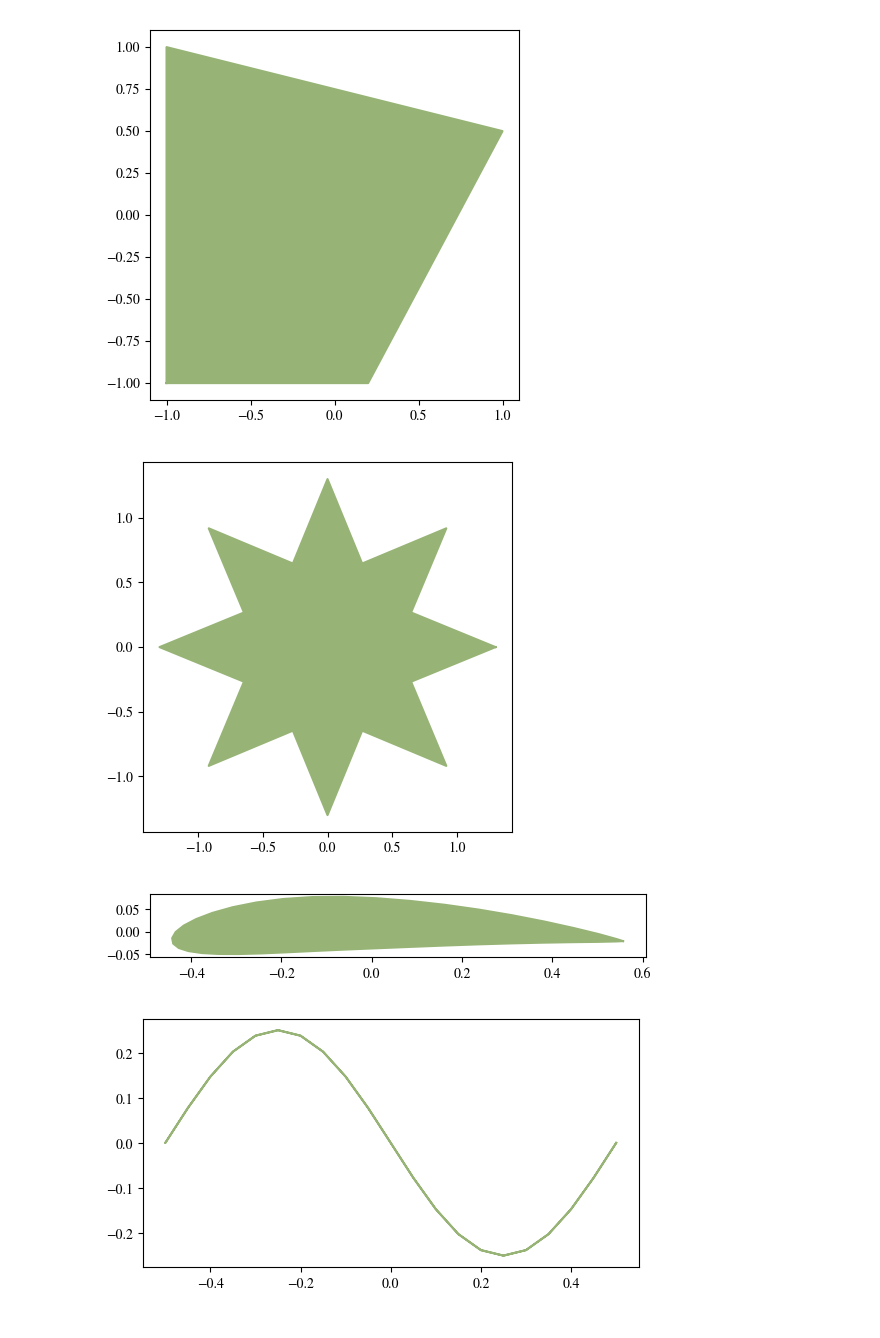
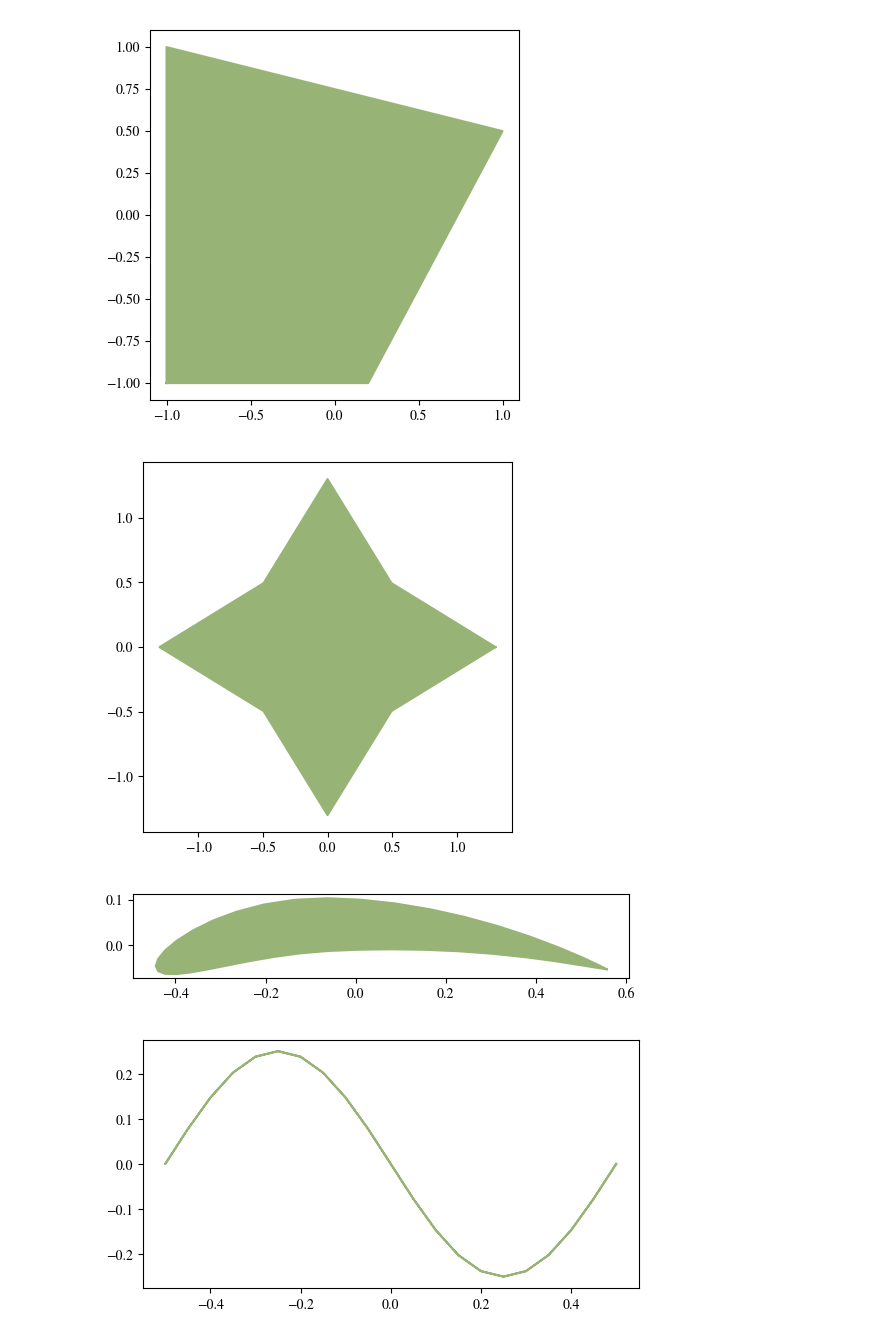
Before and after one commit to jdeldre/SchwarzChristoffel.jl, a Jupyter notebook: src/TestingSC.ipynb, the cells around one changed output. Drawn from its saved outputs; the diff is of its cells as text; code cells hidden in the pictures.

```diff
--- a/src/TestingSC.ipynb
+++ b/src/TestingSC.ipynb
@@ -8,19 +6,19 @@ plot(p)
 # %% [output]
 [figure]
 # %%
-n = 8; dθ = 2π/(2n)
+n = 4; dθ = 2π/(2n)
 θ = collect(0:dθ:2π-dθ)
 w = (1+0.3cos.(n*θ)).*exp.(im*θ)
 p = Polygon(w)
 plot(p)
 # %% [output]
-[figure, old version]
+[figure, new version]
 # %%
-w = naca4(0.04,0.4,0.12;len=1)
+w = naca4(0.1,0.4,0.12;len=1)
 p = Polygon(w)
 plot(p)
 # %% [output]
-[figure, old version]
+[figure, new version]
 # %%
 ht = 0.25
 nwave = 2
```
Also changed, not shown: parts of 18 cells of this notebook, 2 other files.
